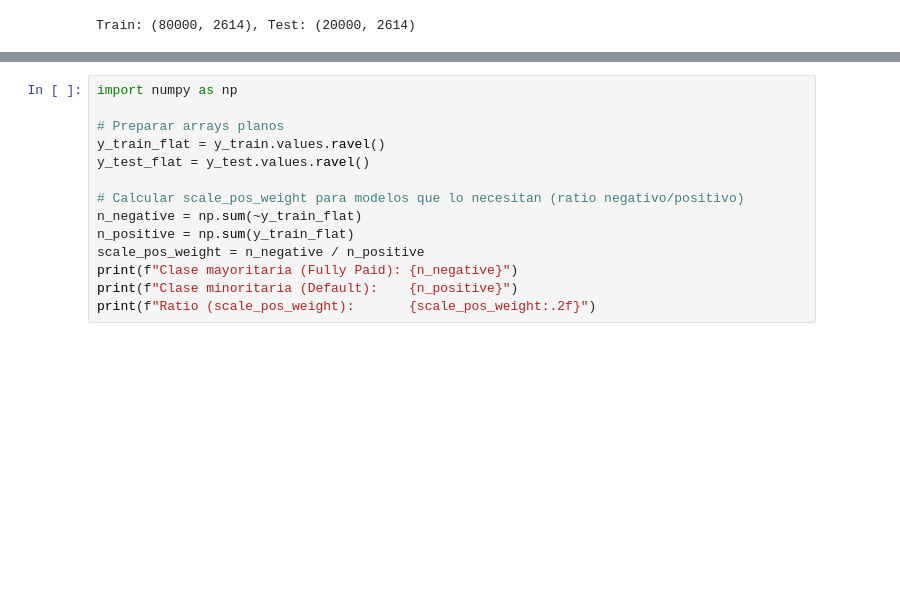
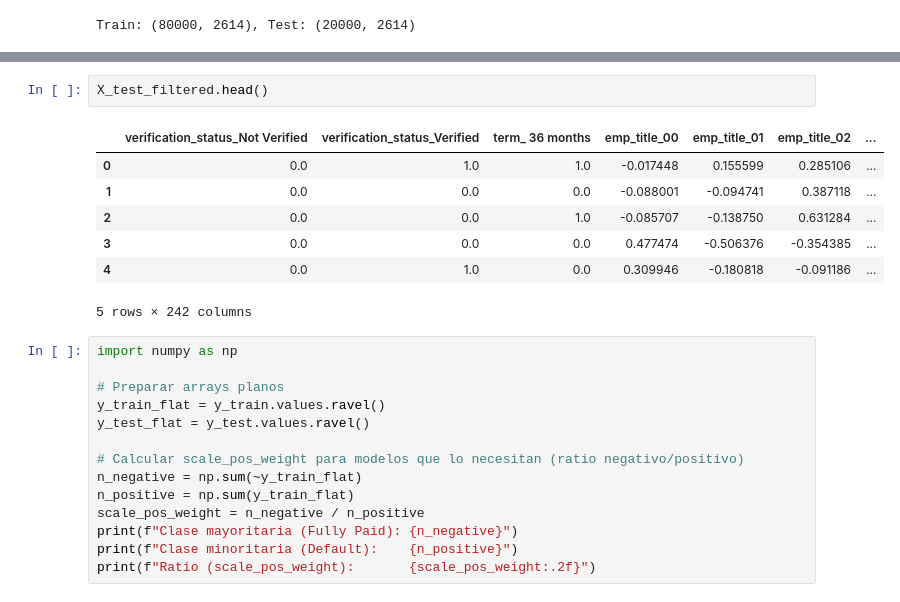
Before and after one commit to mmartinb75/modelizacion_datos_2026, a Jupyter notebook: 07_modelos_avanzados.ipynb, the cells around one changed output, grey strips where cells are left out. Cells and saved outputs as stored; diff of their text form; blank space fills up the shorter version.

```diff
--- a/07_modelos_avanzados.ipynb
+++ b/07_modelos_avanzados.ipynb
@@ -80,3 +80,13 @@ Test filtrado:  (20000, 221)
+# %%
+X_test_filtered.head()
+# %% [output]
+|  | verification_status_Not Verified | verification_status_Verified | term_ 36 months | emp_title_00 | emp_title_01 | emp_title_02 | ... |
+| 0 | 0.0 | 1.0 | 1.0 | -0.017448 | 0.155599 | 0.285106 | ... |
+| 1 | 0.0 | 0.0 | 0.0 | -0.088001 | -0.094741 | 0.387118 | ... |
+| 2 | 0.0 | 0.0 | 1.0 | -0.085707 | -0.138750 | 0.631284 | ... |
+| 3 | 0.0 | 0.0 | 0.0 | 0.477474 | -0.506376 | -0.354385 | ... |
+| 4 | 0.0 | 1.0 | 0.0 | 0.309946 | -0.180818 | -0.091186 | ... |
+5 rows × 242 columns
 # %%
 import numpy as np
 
```
Also changed, not shown: parts of 2 cells of this notebook.
